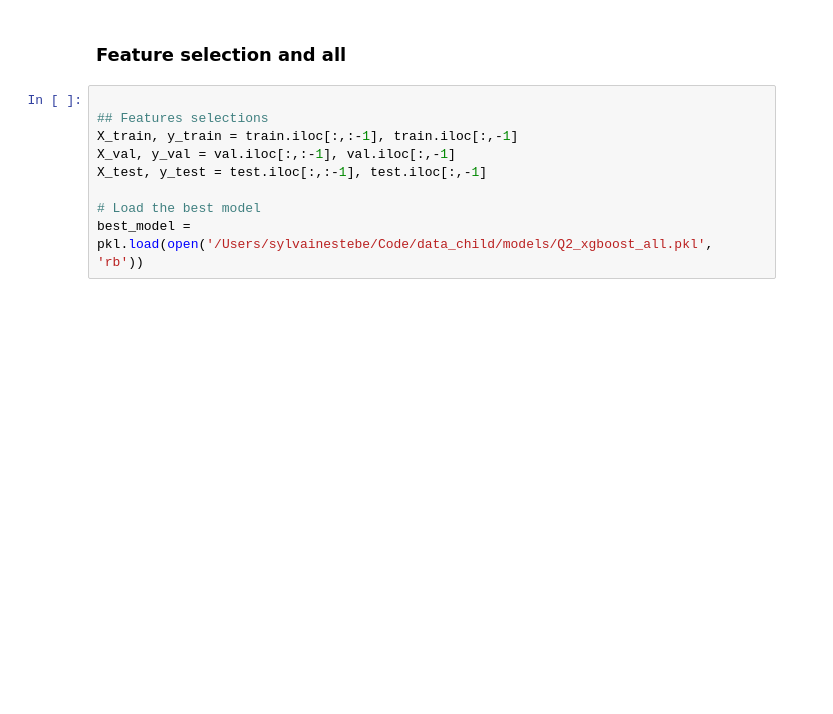
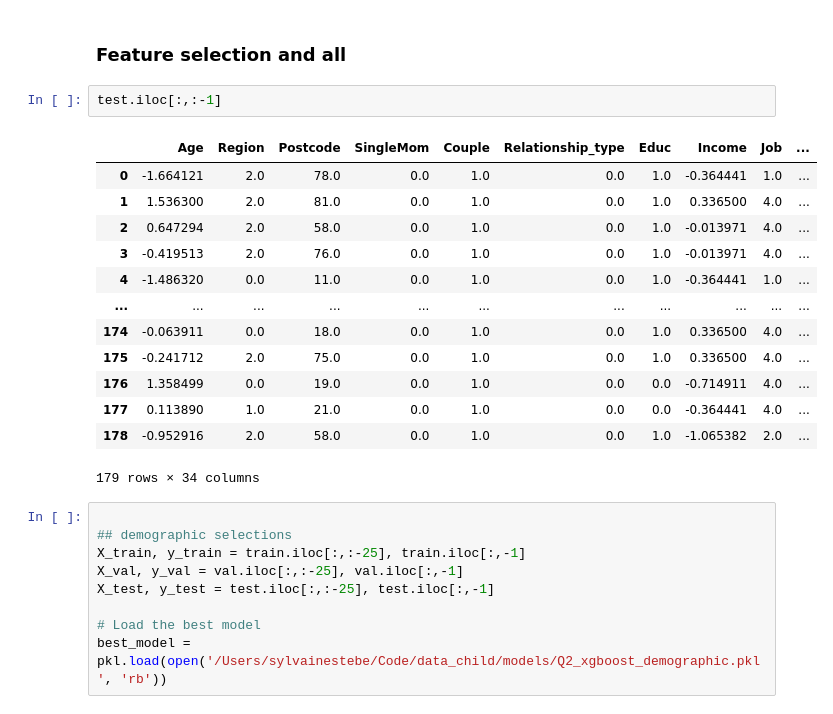
Before and after one commit to SylvainEstebe/predict_intention_action_gap, a Jupyter notebook: src/question_1_best.ipynb, the cells around one changed output. Cells and saved outputs as stored; diff of their text form; blank space fills up the shorter version.

```diff
--- a/src/question_1_best.ipynb
+++ b/src/question_1_best.ipynb
@@ -1106,15 +1190,31 @@ plt.show()
 ## Select the best model
 # %% [markdown]
 ### Feature selection and all
+# %%
+test.iloc[:,:-1]
+# %% [output]
+|  | Age | Region | Postcode | SingleMom | Couple | Relationship_type | Educ | Income | Job | ... |
+| 0 | -1.664121 | 2.0 | 78.0 | 0.0 | 1.0 | 0.0 | 1.0 | -0.364441 | 1.0 | ... |
+| 1 | 1.536300 | 2.0 | 81.0 | 0.0 | 1.0 | 0.0 | 1.0 | 0.336500 | 4.0 | ... |
+| 2 | 0.647294 | 2.0 | 58.0 | 0.0 | 1.0 | 0.0 | 1.0 | -0.013971 | 4.0 | ... |
+| 3 | -0.419513 | 2.0 | 76.0 | 0.0 | 1.0 | 0.0 | 1.0 | -0.013971 | 4.0 | ... |
+| 4 | -1.486320 | 0.0 | 11.0 | 0.0 | 1.0 | 0.0 | 1.0 | -0.364441 | 1.0 | ... |
+| ... | ... | ... | ... | ... | ... | ... | ... | ... | ... | ... |
+| 174 | -0.063911 | 0.0 | 18.0 | 0.0 | 1.0 | 0.0 | 1.0 | 0.336500 | 4.0 | ... |
+| 175 | -0.241712 | 2.0 | 75.0 | 0.0 | 1.0 | 0.0 | 1.0 | 0.336500 | 4.0 | ... |
+| 176 | 1.358499 | 0.0 | 19.0 | 0.0 | 1.0 | 0.0 | 0.0 | -0.714911 | 4.0 | ... |
+| 177 | 0.113890 | 1.0 | 21.0 | 0.0 | 1.0 | 0.0 | 0.0 | -0.364441 | 4.0 | ... |
+| 178 | -0.952916 | 2.0 | 58.0 | 0.0 | 1.0 | 0.0 | 1.0 | -1.065382 | 2.0 | ... |
+179 rows × 34 columns
 # %%
 
-## Features selections
-X_train, y_train = train.iloc[:,:-1], train.iloc[:,-1]
-X_val, y_val = val.iloc[:,:-1], val.iloc[:,-1]
-X_test, y_test = test.iloc[:,:-1], test.iloc[:,-1]
+## demographic selections
+X_train, y_train = train.iloc[:,:-25], train.iloc[:,-1]
+X_val, y_val = val.iloc[:,:-25], val.iloc[:,-1]
+X_test, y_test = test.iloc[:,:-25], test.iloc[:,-1]
 
 # Load the best model
-best_model = pkl.load(open('/Users/sylvainestebe/Code/data_child/models/Q2_xgboost_all.pkl', 'rb'))
+best_model = pkl.load(open('/Users/sylvainestebe/Code/data_child/models/Q2_xgboost_demographic.pkl', 'rb'))
 # %%
 best_model.best_estimator_
 # %% [output]
```
Also changed, not shown: parts of 32 cells of this notebook, 2 other files.
